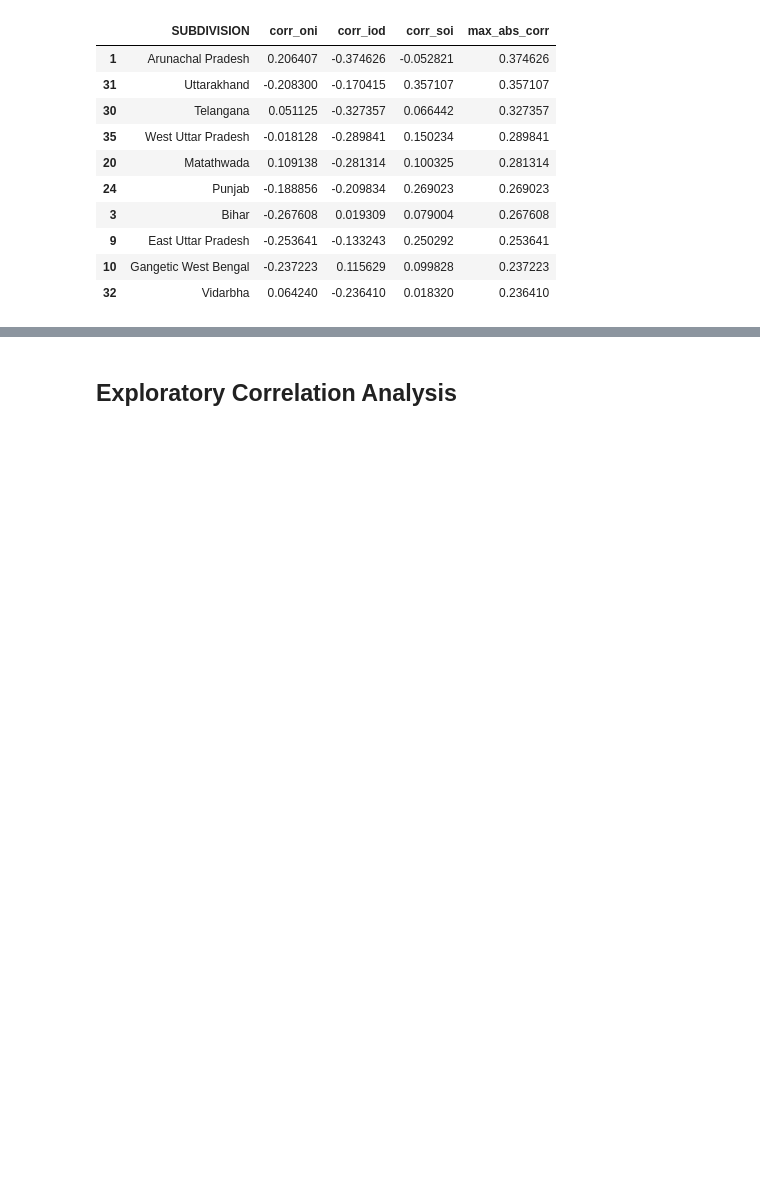
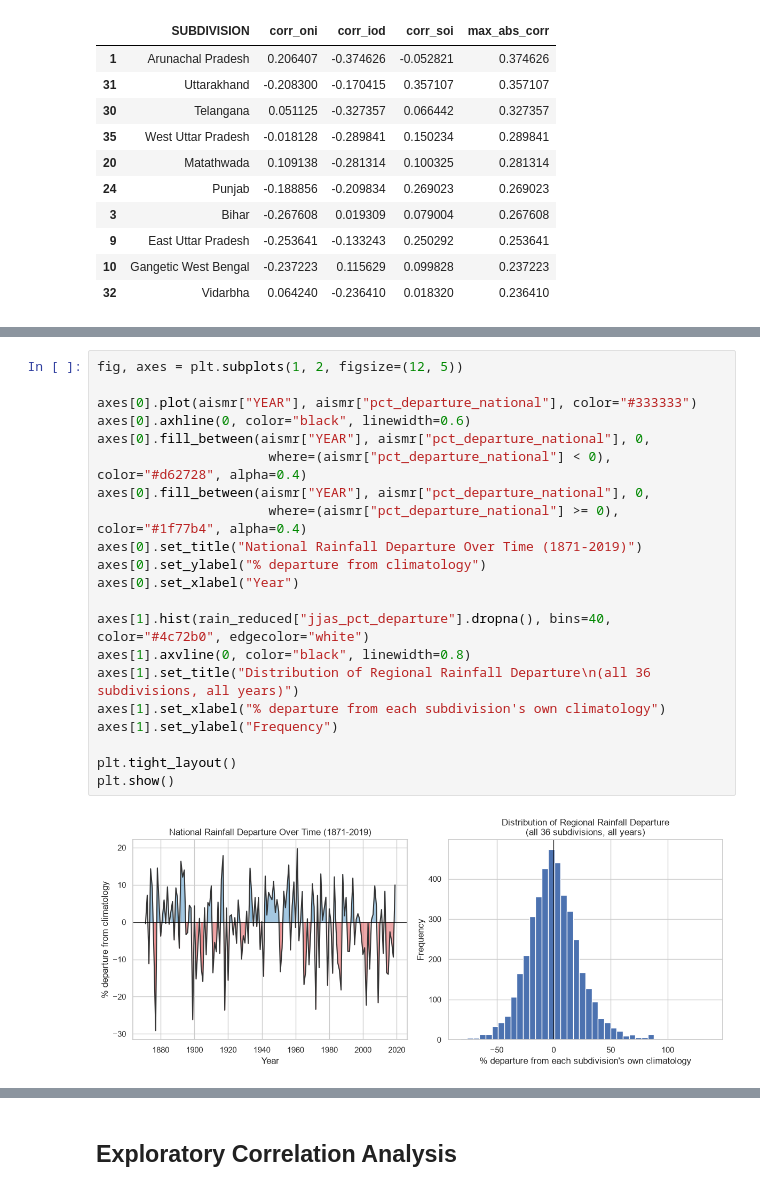
Before and after one commit to Tirumalashreya/monsoons-detection, a Jupyter notebook: notebooks/monsoon_prediction_pipeline.ipynb, the cells around one changed output, grey strips where cells are left out. Cells and saved outputs as stored; diff of their text form; blank space fills up the shorter version.

```diff
--- a/notebooks/monsoon_prediction_pipeline.ipynb
+++ b/notebooks/monsoon_prediction_pipeline.ipynb
@@ -228,0 +252,23 @@ regional_df shape: (2445, 7)
+# %%
+fig, axes = plt.subplots(1, 2, figsize=(12, 5))
+
+axes[0].plot(aismr["YEAR"], aismr["pct_departure_national"], color="#333333")
+axes[0].axhline(0, color="black", linewidth=0.6)
+axes[0].fill_between(aismr["YEAR"], aismr["pct_departure_national"], 0,
+                      where=(aismr["pct_departure_national"] < 0), color="#d62728", alpha=0.4)
+axes[0].fill_between(aismr["YEAR"], aismr["pct_departure_national"], 0,
+                      where=(aismr["pct_departure_national"] >= 0), color="#1f77b4", alpha=0.4)
+axes[0].set_title("National Rainfall Departure Over Time (1871-2019)")
+axes[0].set_ylabel("% departure from climatology")
+axes[0].set_xlabel("Year")
+
+axes[1].hist(rain_reduced["jjas_pct_departure"].dropna(), bins=40, color="#4c72b0", edgecolor="white")
+axes[1].axvline(0, color="black", linewidth=0.8)
+axes[1].set_title("Distribution of Regional Rainfall Departure\n(all 36 subdivisions, all years)")
+axes[1].set_xlabel("% departure from each subdivision's own climatology")
+axes[1].set_ylabel("Frequency")
+
+plt.tight_layout()
+plt.show()
+# %% [output]
+[figure, added]
```
Also changed, not shown: parts of 3 cells of this notebook.
